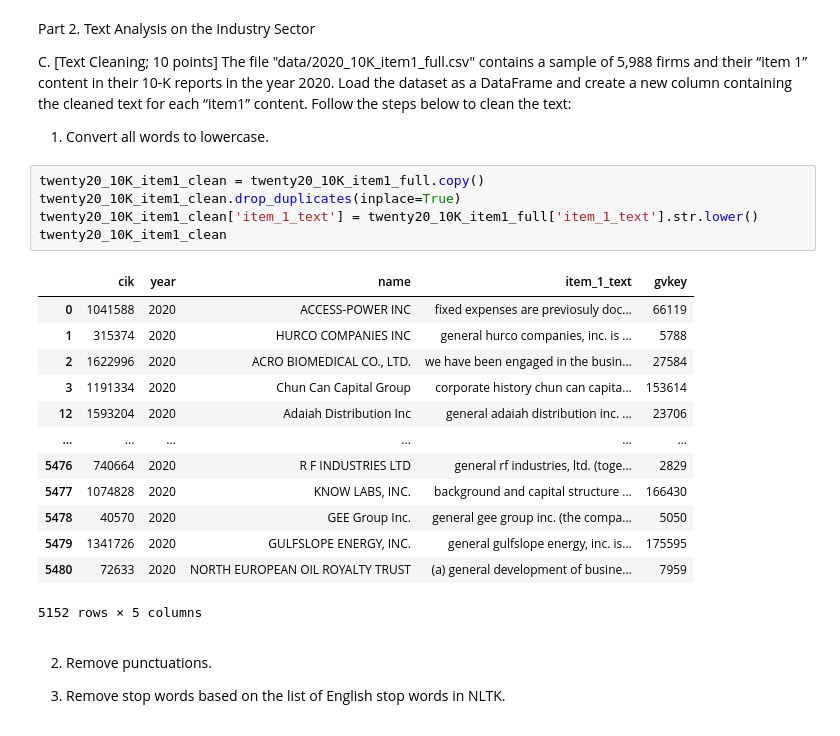
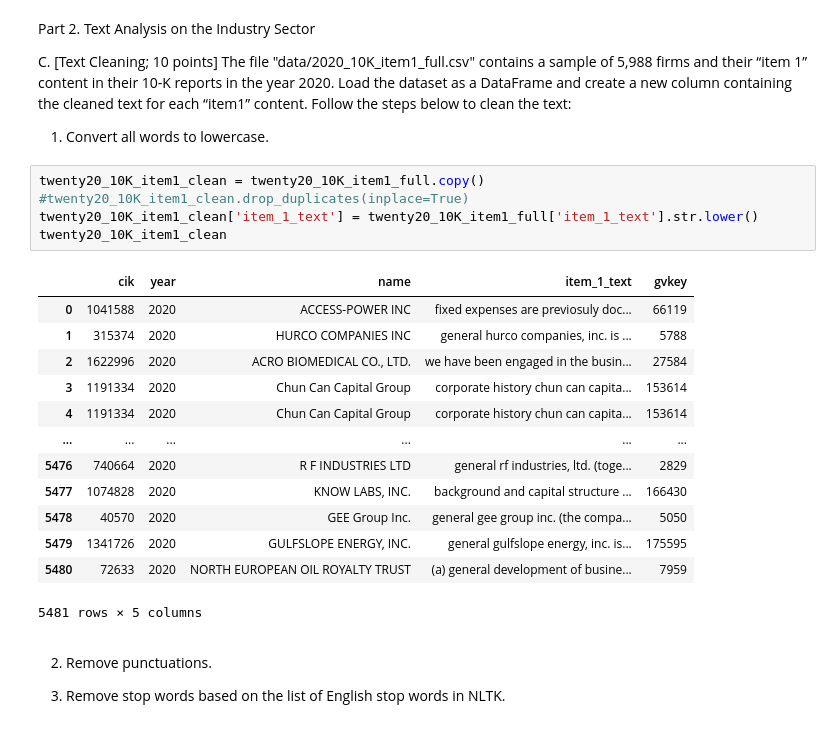
Before and after one commit to ChetanSarda99/BAIT508_GroupProject, a Jupyter notebook: chetan_project.ipynb, the cells around one changed output. Cells and saved outputs as stored; diff of their text form.

```diff
--- a/chetan_project.ipynb
+++ b/chetan_project.ipynb
@@ -160,23 +187,23 @@ C.	[Text Cleaning; 10 points] The file "data/2020_10K_item1_full.csv" contains a
 1.	Convert all words to lowercase.
 # %%
 twenty20_10K_item1_clean = twenty20_10K_item1_full.copy()
-twenty20_10K_item1_clean.drop_duplicates(inplace=True)
+#twenty20_10K_item1_clean.drop_duplicates(inplace=True)
 twenty20_10K_item1_clean['item_1_text'] = twenty20_10K_item1_full['item_1_text'].str.lower()
 twenty20_10K_item1_clean
 # %% [output]
 |  | cik | year | name | item_1_text | gvkey |
 | 0 | 1041588 | 2020 | ACCESS-POWER INC | fixed expenses are previosuly doc... | 66119 |
 | 1 | 315374 | 2020 | HURCO COMPANIES INC | general hurco companies, inc. is ... | 5788 |
 | 2 | 1622996 | 2020 | ACRO BIOMEDICAL CO., LTD. | we have been engaged in the busin... | 27584 |
 | 3 | 1191334 | 2020 | Chun Can Capital Group | corporate history chun can capita... | 153614 |
-| 12 | 1593204 | 2020 | Adaiah Distribution Inc | general adaiah distribution inc. ... | 23706 |
+| 4 | 1191334 | 2020 | Chun Can Capital Group | corporate history chun can capita... | 153614 |
 | ... | ... | ... | ... | ... | ... |
 | 5476 | 740664 | 2020 | R F INDUSTRIES LTD | general rf industries, ltd. (toge... | 2829 |
 | 5477 | 1074828 | 2020 | KNOW LABS, INC. | background and capital structure ... | 166430 |
 | 5478 | 40570 | 2020 | GEE Group Inc. | general gee group inc. (the compa... | 5050 |
 | 5479 | 1341726 | 2020 | GULFSLOPE ENERGY, INC. | general gulfslope energy, inc. is... | 175595 |
 | 5480 | 72633 | 2020 | NORTH EUROPEAN OIL ROYALTY TRUST | (a) general development of busine... | 7959 |
-5152 rows × 5 columns
+5481 rows × 5 columns
 # %% [markdown]
 2.	Remove punctuations.
 
```
Also changed, not shown: parts of 17 cells of this notebook, 3 other files.
